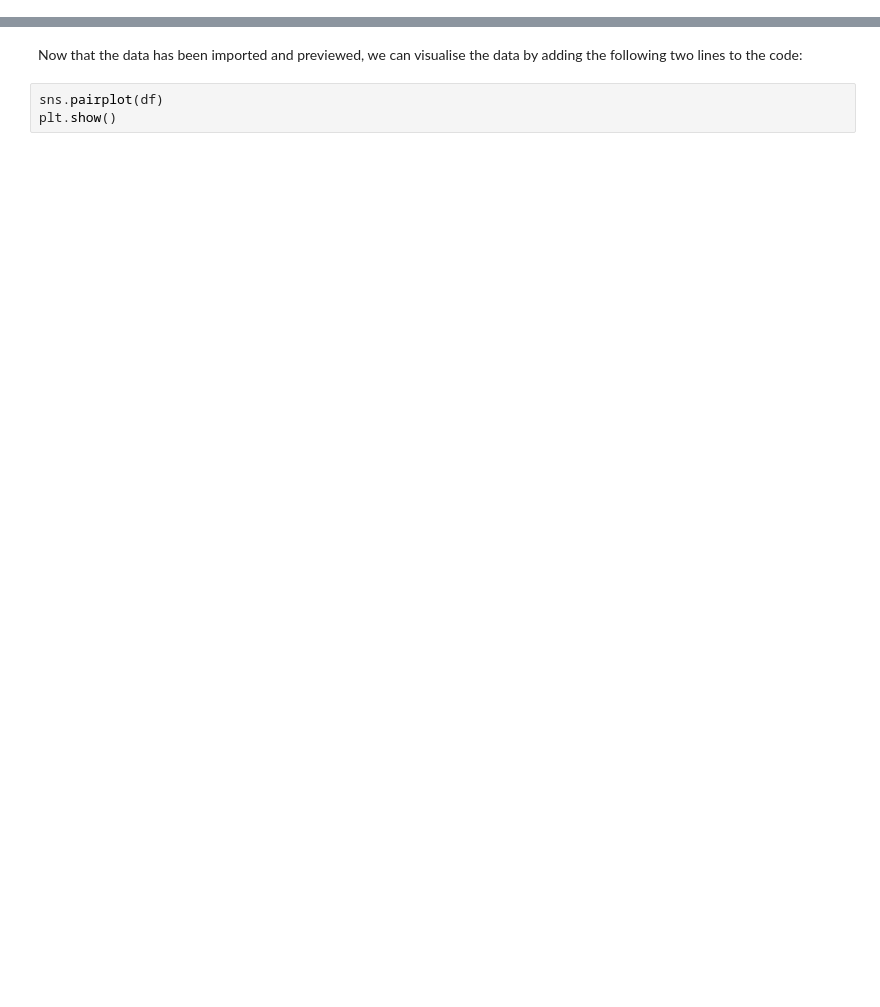
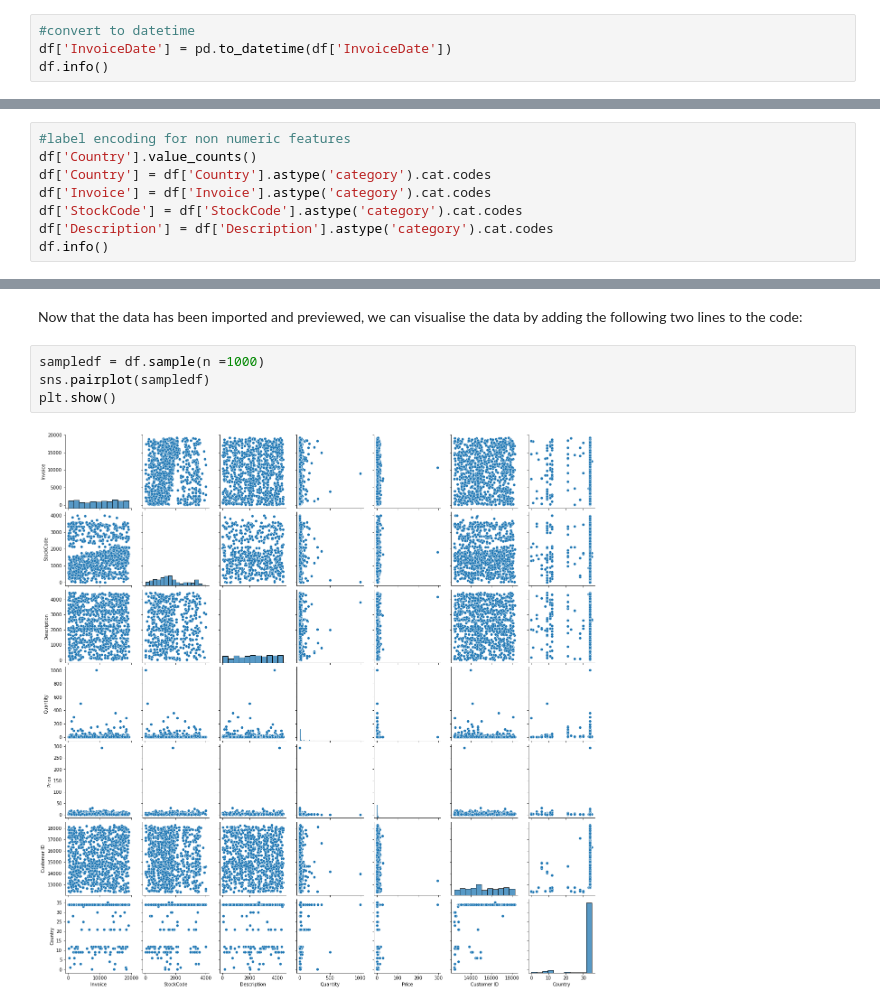
Before and after one commit to JoshWacks/ACMLProject, a Jupyter notebook: ACML_Project.ipynb, the cells around one changed output, grey strips where cells are left out. Drawn from its saved outputs; the diff is of its cells as text; blank space fills up the shorter version.

```diff
--- a/ACML_Project.ipynb
+++ b/ACML_Project.ipynb
@@ -112,0 +179,4 @@ dtype: int64
+# %%
+#convert to datetime
+df['InvoiceDate'] = pd.to_datetime(df['InvoiceDate'])
+df.info()
@@ -112,0 +199,8 @@ dtype: int64
+# %%
+#label encoding for non numeric features
+df['Country'].value_counts()
+df['Country'] = df['Country'].astype('category').cat.codes
+df['Invoice'] = df['Invoice'].astype('category').cat.codes
+df['StockCode'] = df['StockCode'].astype('category').cat.codes
+df['Description'] = df['Description'].astype('category').cat.codes
+df.info()
@@ -113,5 +223,8 @@ dtype: int64
 # %% [markdown]
 Now that the data has been imported and previewed, we can visualise the data by adding the following two lines to the code:
-# %%
-sns.pairplot(df)
-plt.show()
+# %%
+sampledf = df.sample(n =1000)
+sns.pairplot(sampledf)
+plt.show()
+# %% [output]
+[figure, added]
```
Also changed, not shown: parts of 10 cells of this notebook.
